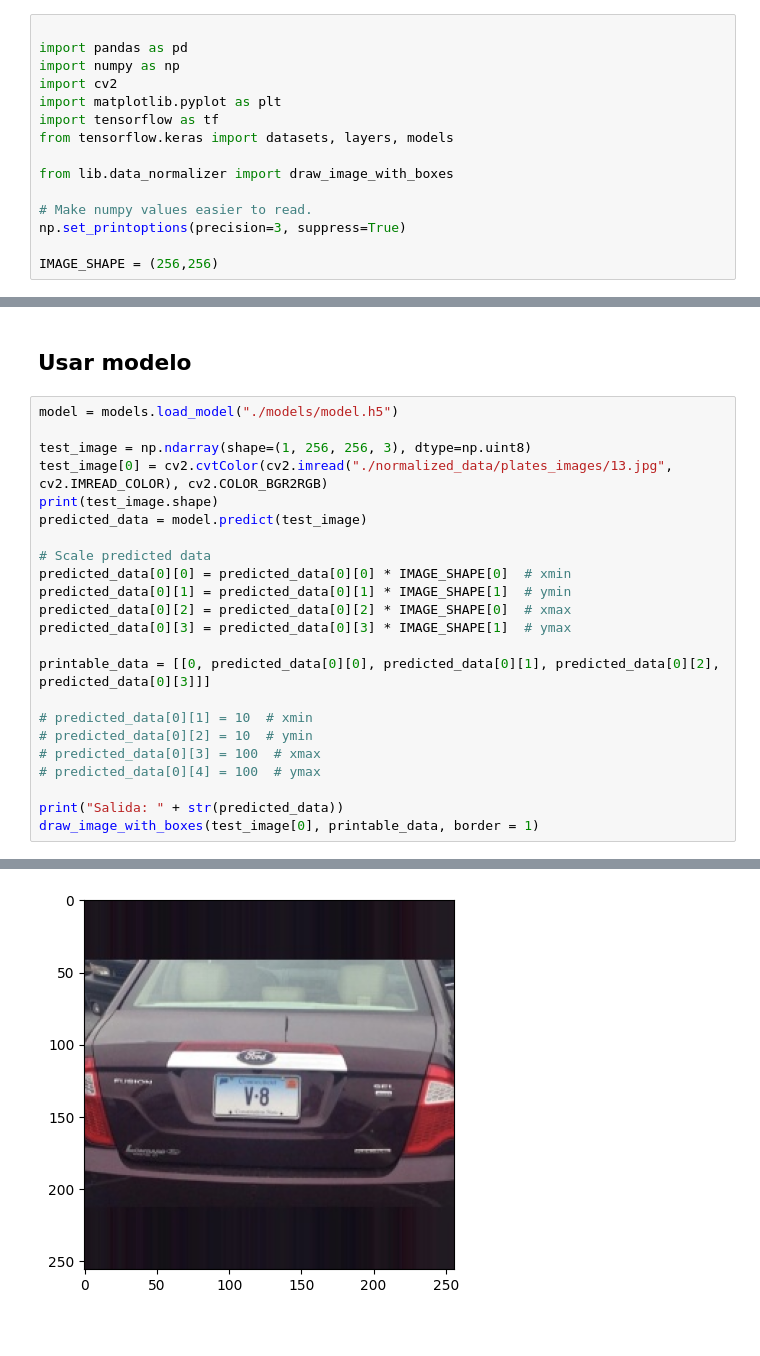
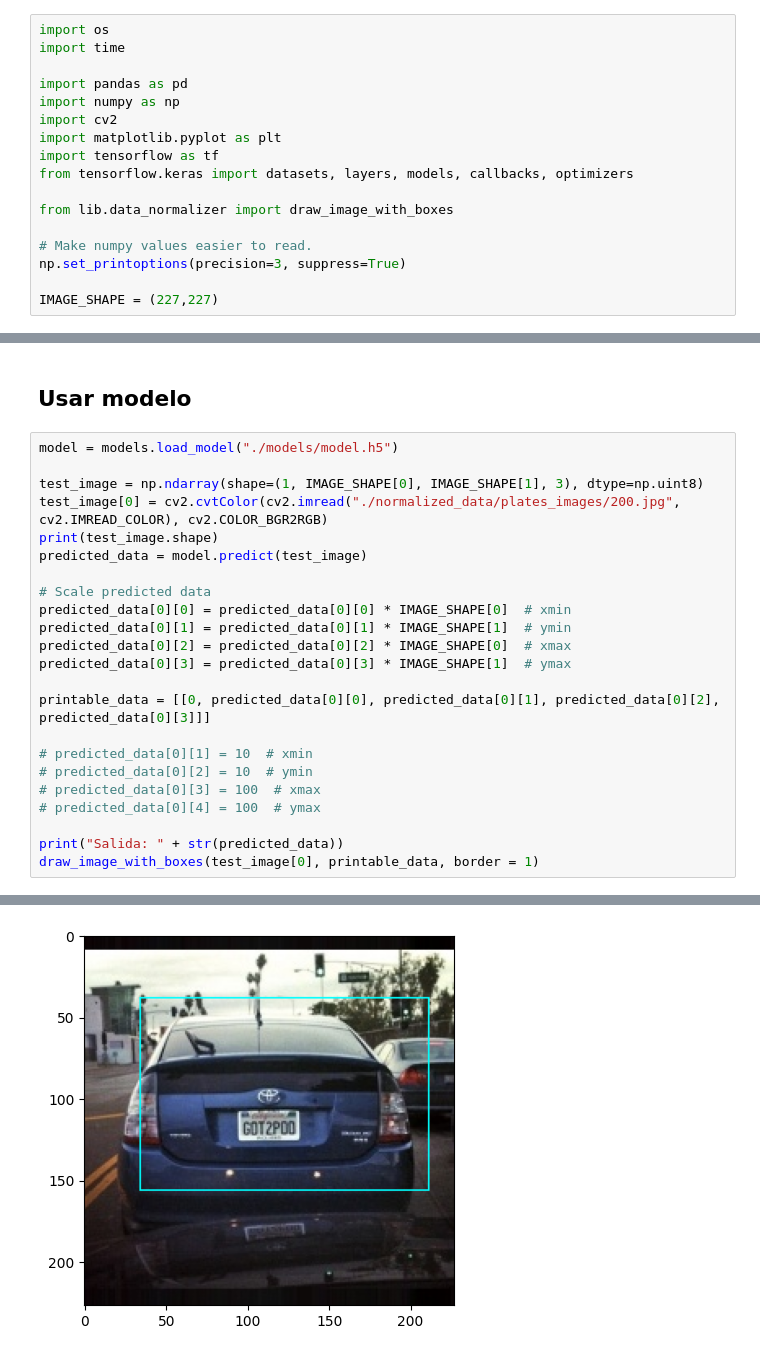
Before and after one commit to caverar/TIA_2022, a Jupyter notebook: main2.ipynb, the cells around one changed output, grey strips where cells are left out. Saved outputs shown, nothing was run; the diff lists cells and outputs as text.

```diff
--- a/main2.ipynb
+++ b/main2.ipynb
@@ -1,16 +1,18 @@
 # %%
+import os
+import time
 
 import pandas as pd
 import numpy as np
 import cv2
 import matplotlib.pyplot as plt
 import tensorflow as tf
-from tensorflow.keras import datasets, layers, models
+from tensorflow.keras import datasets, layers, models, callbacks, optimizers
 
 from lib.data_normalizer import draw_image_with_boxes
 
 # Make numpy values easier to read.
 np.set_printoptions(precision=3, suppress=True)
 
-IMAGE_SHAPE = (256,256)
+IMAGE_SHAPE = (227,227)
 # %% [output]
@@ -206,8 +203,8 @@ Epoch 10/10
 # %%
 model = models.load_model("./models/model.h5")
 
-test_image = np.ndarray(shape=(1, 256, 256, 3), dtype=np.uint8)
-test_image[0] = cv2.cvtColor(cv2.imread("./normalized_data/plates_images/13.jpg", cv2.IMREAD_COLOR), cv2.COLOR_BGR2RGB)
+test_image = np.ndarray(shape=(1, IMAGE_SHAPE[0], IMAGE_SHAPE[1], 3), dtype=np.uint8)
+test_image[0] = cv2.cvtColor(cv2.imread("./normalized_data/plates_images/200.jpg", cv2.IMREAD_COLOR), cv2.COLOR_BGR2RGB)
 print(test_image.shape)
 predicted_data = model.predict(test_image)
 
@@ -234,4 +231,4 @@ Salida: [[256. 256. 256. 256.]]
-[figure, old version]
+[figure, new version]
 # %%
 print(model.input_shape)
 # %% [output]
```
Also changed, not shown: parts of 8 cells of this notebook, 2 other files.
